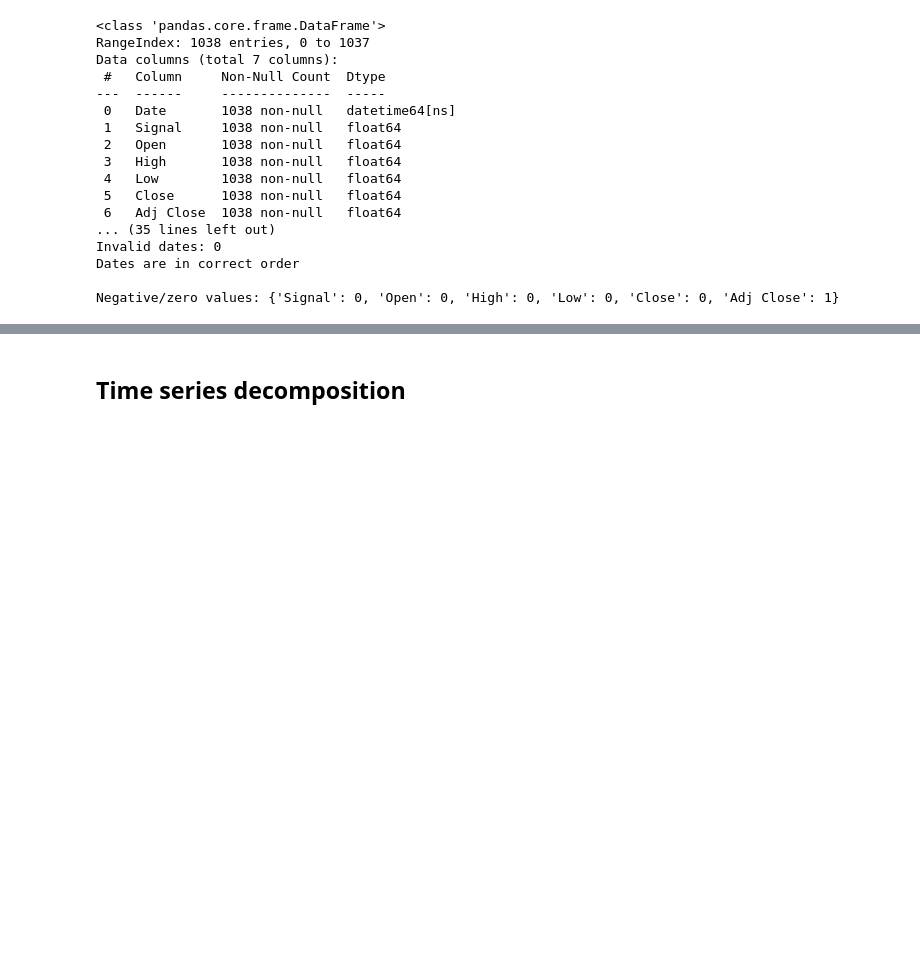
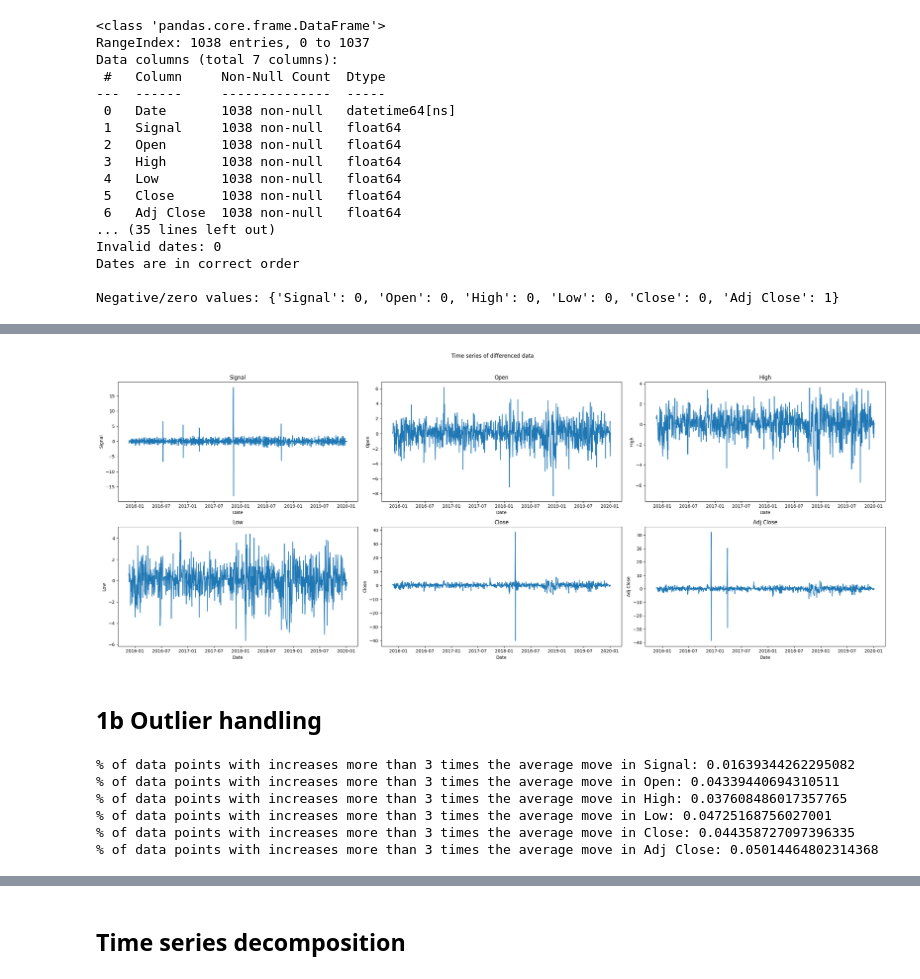
Before and after one commit to saltedpotato/QF632_Project, a Jupyter notebook: Project 1.ipynb, the cells around one changed output, grey strips where cells are left out. Saved outputs shown, nothing was run; the diff lists cells and outputs as text; code cells hidden in the pictures; blank space fills up the shorter version.

```diff
--- a/Project 1.ipynb
+++ b/Project 1.ipynb
@@ -181,0 +170,46 @@ After differencing the data, the plots indicates that the data have a constant l
+# %%
+# Plot time series
+plt.figure(figsize=(25, 10))
+plt.suptitle('Time series of differenced data')
+
+for i, col in enumerate(columns_to_check, 1):
+    plt.subplot(2, 3, i)
+    sns.lineplot(x=df_diff.Date, y=df_diff[col])
+    plt.title(col)
+
+plt.tight_layout(rect=[0, 0, 1, 0.96])
+plt.show()
+# %% [output]
+[figure, added]
+# %% [markdown]
+## 1b Outlier handling
+# %%
+# Function to handle large increases by forward filling
+def handle_large_increases_ffill(differences, columns, multiplier):
+    # Identify data points with increases more than 10 times the average move
+    for col in columns:
+        large_increases = []
+        col_diff = differences[col]
+        for i in range(len(differences)//10, len(differences)):
+            avg_movement = col_diff[:i-1].abs().mean()
+            std_movement = col_diff[:i-1].abs().std()
+            threshold = avg_movement + std_movement * multiplier
+            if abs(col_diff[i]) > threshold:
+                # Replace data points with large increases with NaN
+                differences.at[i, col] = float('nan')
+                large_increases.append(i)
+
+        # Forward fill NaN values
+        differences[col].fillna(method='ffill', inplace=True)
+
+        print(f"% of data points with increases more than {multiplier} times the average move in {col}: {len(large_increases)/len(differences)}")
+    return differences
+
+df_diff_outliers_imputed = handle_large_increases_ffill(df_diff.copy(), columns_to_check, 3)
+# %% [output]
+% of data points with increases more than 3 times the average move in Signal: 0.01639344262295082
+% of data points with increases more than 3 times the average move in Open: 0.04339440694310511
+% of data points with increases more than 3 times the average move in High: 0.037608486017357765
+% of data points with increases more than 3 times the average move in Low: 0.04725168756027001
+% of data points with increases more than 3 times the average move in Close: 0.044358727097396335
+% of data points with increases more than 3 times the average move in Adj Close: 0.05014464802314368
```
Also changed, not shown: parts of 51 cells of this notebook.
